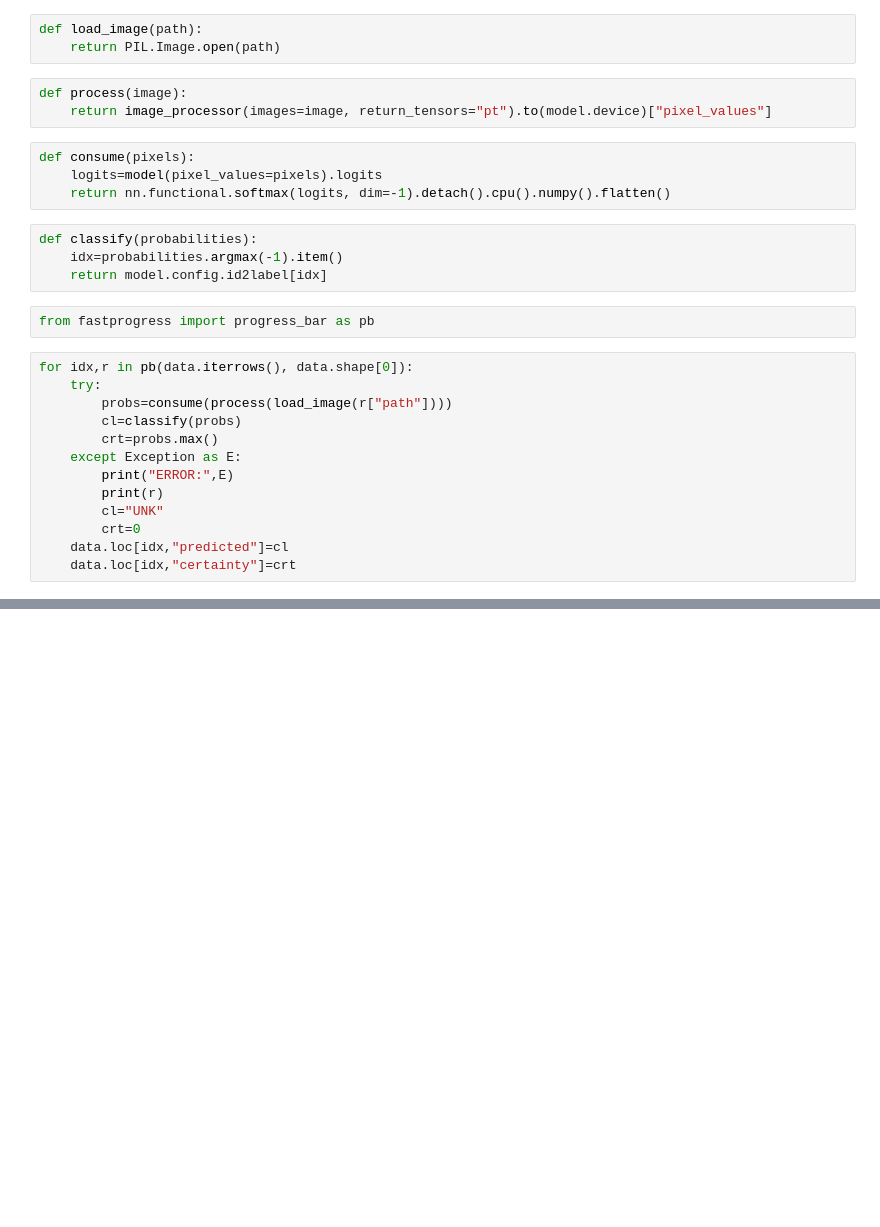
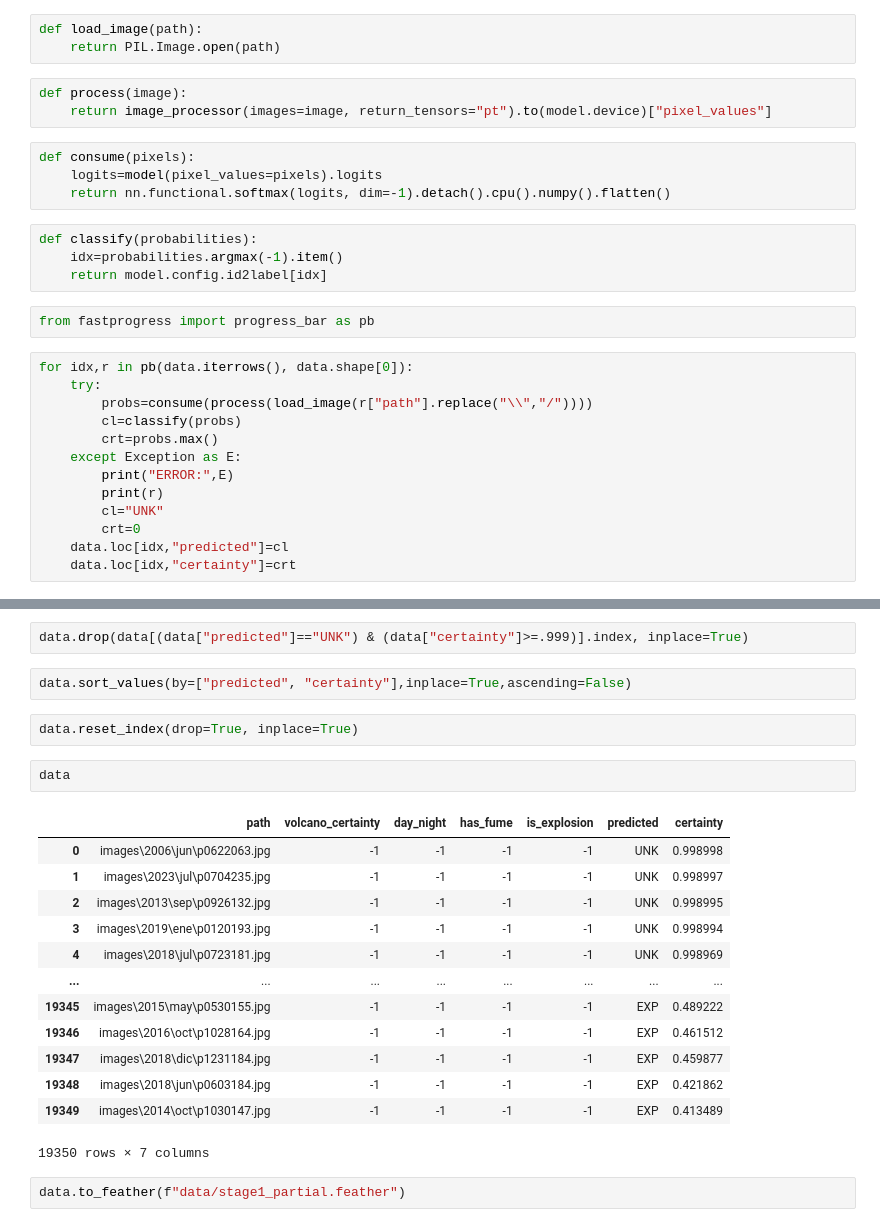
Before and after one commit to mirluvams/tesis, a Jupyter notebook: data-presort.ipynb, the cells around one changed output, grey strips where cells are left out. Cells and saved outputs as stored; diff of their text form; blank space fills up the shorter version.

```diff
--- a/data-presort.ipynb
+++ b/data-presort.ipynb
@@ -40,7 +40,7 @@ from fastprogress import progress_bar as pb
 # %%
 for idx,r in pb(data.iterrows(), data.shape[0]):
     try:
-        probs=consume(process(load_image(r["path"])))
+        probs=consume(process(load_image(r["path"].replace("\\","/"))))
         cl=classify(probs)
         crt=probs.max()
     except Exception as E:
@@ -73,0 +88,24 @@ data
+# %%
+data.drop(data[(data["predicted"]=="UNK") & (data["certainty"]>=.999)].index, inplace=True)
+# %%
+data.sort_values(by=["predicted", "certainty"],inplace=True,ascending=False)
+# %%
+data.reset_index(drop=True, inplace=True)
+# %%
+data
+# %% [output]
+|  | path | volcano_certainty | day_night | has_fume | is_explosion | predicted | certainty |
+| 0 | images\2006\jun\p0622063.jpg | -1 | -1 | -1 | -1 | UNK | 0.998998 |
+| 1 | images\2023\jul\p0704235.jpg | -1 | -1 | -1 | -1 | UNK | 0.998997 |
+| 2 | images\2013\sep\p0926132.jpg | -1 | -1 | -1 | -1 | UNK | 0.998995 |
+| 3 | images\2019\ene\p0120193.jpg | -1 | -1 | -1 | -1 | UNK | 0.998994 |
+| 4 | images\2018\jul\p0723181.jpg | -1 | -1 | -1 | -1 | UNK | 0.998969 |
+| ... | ... | ... | ... | ... | ... | ... | ... |
+| 19345 | images\2015\may\p0530155.jpg | -1 | -1 | -1 | -1 | EXP | 0.489222 |
+| 19346 | images\2016\oct\p1028164.jpg | -1 | -1 | -1 | -1 | EXP | 0.461512 |
+| 19347 | images\2018\dic\p1231184.jpg | -1 | -1 | -1 | -1 | EXP | 0.459877 |
+| 19348 | images\2018\jun\p0603184.jpg | -1 | -1 | -1 | -1 | EXP | 0.421862 |
+| 19349 | images\2014\oct\p1030147.jpg | -1 | -1 | -1 | -1 | EXP | 0.413489 |
+19350 rows × 7 columns
+# %%
+data.to_feather(f"data/stage1_partial.feather")
```
Also changed, not shown: parts of 3 cells of this notebook, 1 other file.
